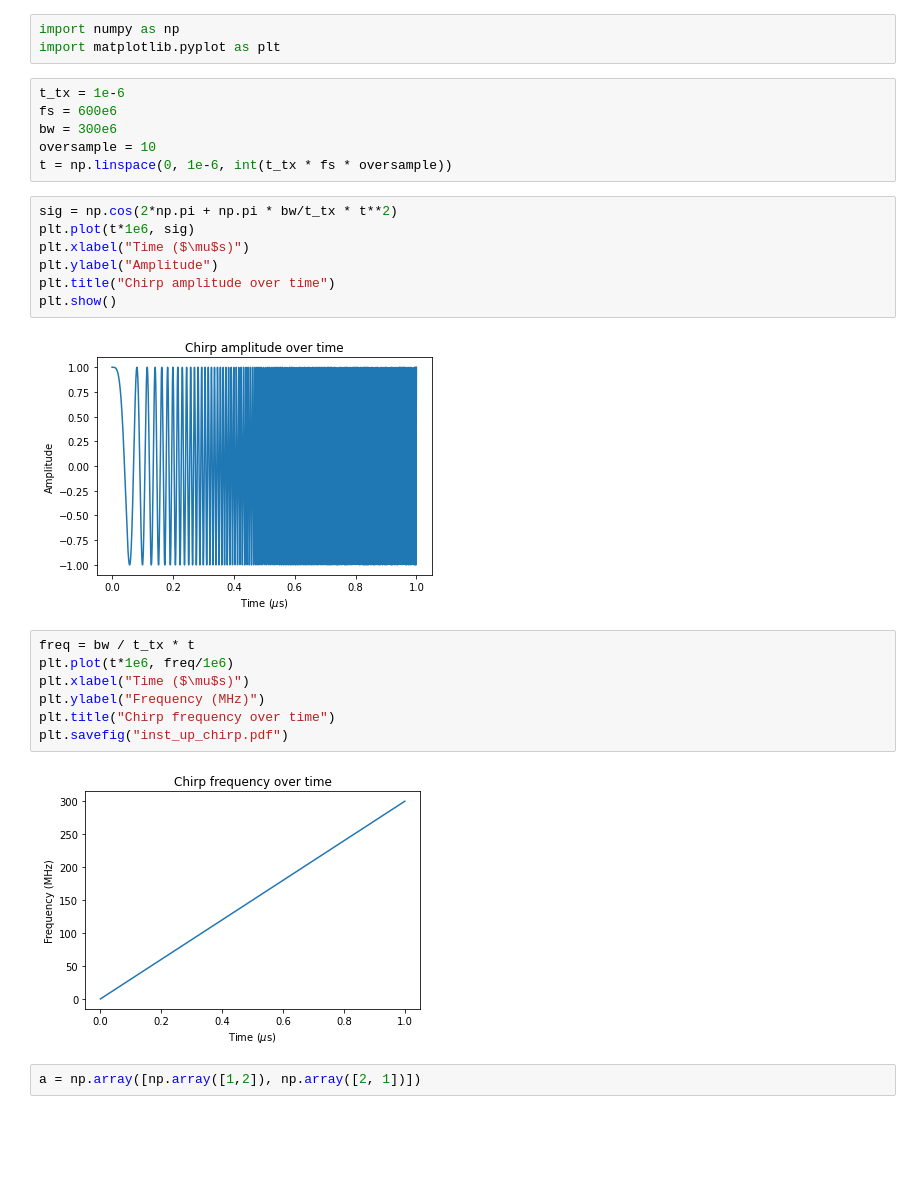
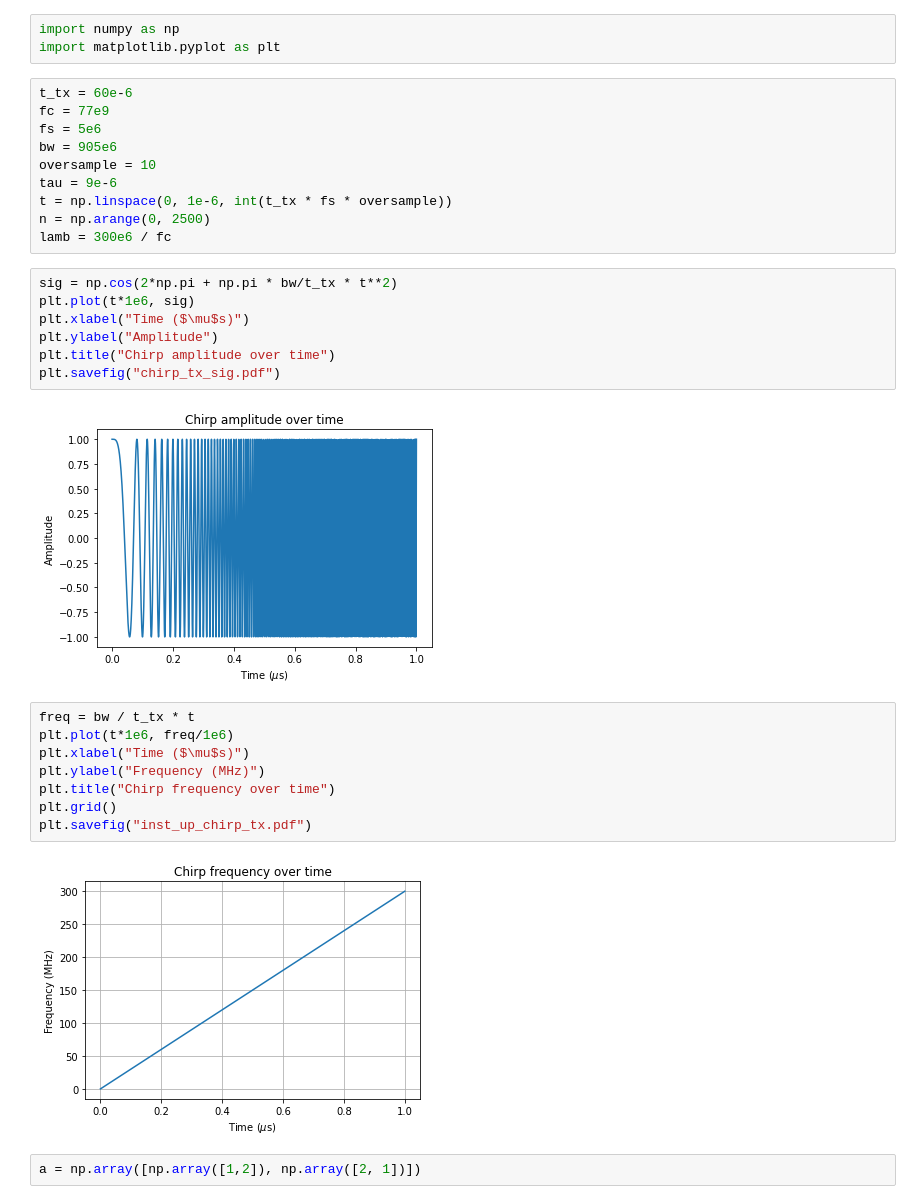
Before and after one commit to magborresen/spc8, a Jupyter notebook: dev/chirp.ipynb, the cells around one changed output. Saved outputs shown, nothing was run; the diff lists cells and outputs as text; blank space fills up the shorter version.

```diff
--- a/dev/chirp.ipynb
+++ b/dev/chirp.ipynb
@@ -2,29 +2,34 @@
 import numpy as np
 import matplotlib.pyplot as plt
 # %%
-t_tx = 1e-6
-fs = 600e6
-bw = 300e6
+t_tx = 60e-6
+fc = 77e9
+fs = 5e6
+bw = 905e6
 oversample = 10
+tau = 9e-6
 t = np.linspace(0, 1e-6, int(t_tx * fs * oversample))
+n = np.arange(0, 2500)
+lamb = 300e6 / fc
 # %%
 sig = np.cos(2*np.pi + np.pi * bw/t_tx * t**2)
 plt.plot(t*1e6, sig)
 plt.xlabel("Time ($\mu$s)")
 plt.ylabel("Amplitude")
 plt.title("Chirp amplitude over time")
-plt.show()
+plt.savefig("chirp_tx_sig.pdf")
 # %% [output]
 [figure]
 # %%
 freq = bw / t_tx * t
 plt.plot(t*1e6, freq/1e6)
 plt.xlabel("Time ($\mu$s)")
 plt.ylabel("Frequency (MHz)")
 plt.title("Chirp frequency over time")
-plt.savefig("inst_up_chirp.pdf")
+plt.grid()
+plt.savefig("inst_up_chirp_tx.pdf")
 # %% [output]
-[figure, old version]
+[figure, new version]
 # %%
 a = np.array([np.array([1,2]), np.array([2, 1])])
 # %%
```
Also changed, not shown: parts of 2 cells of this notebook, 5 other files.
